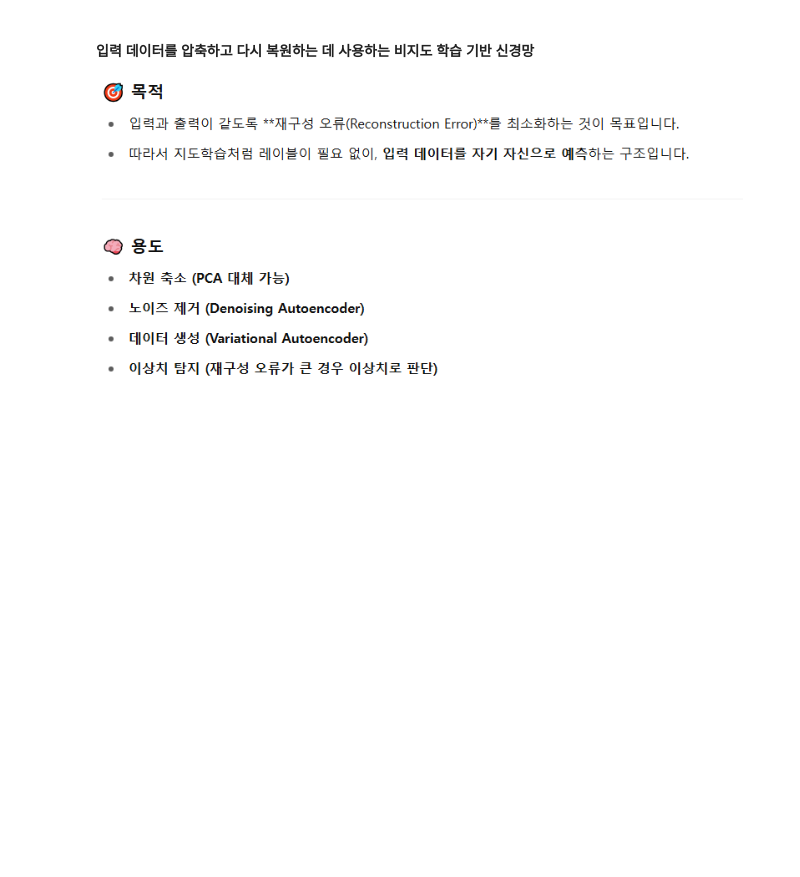
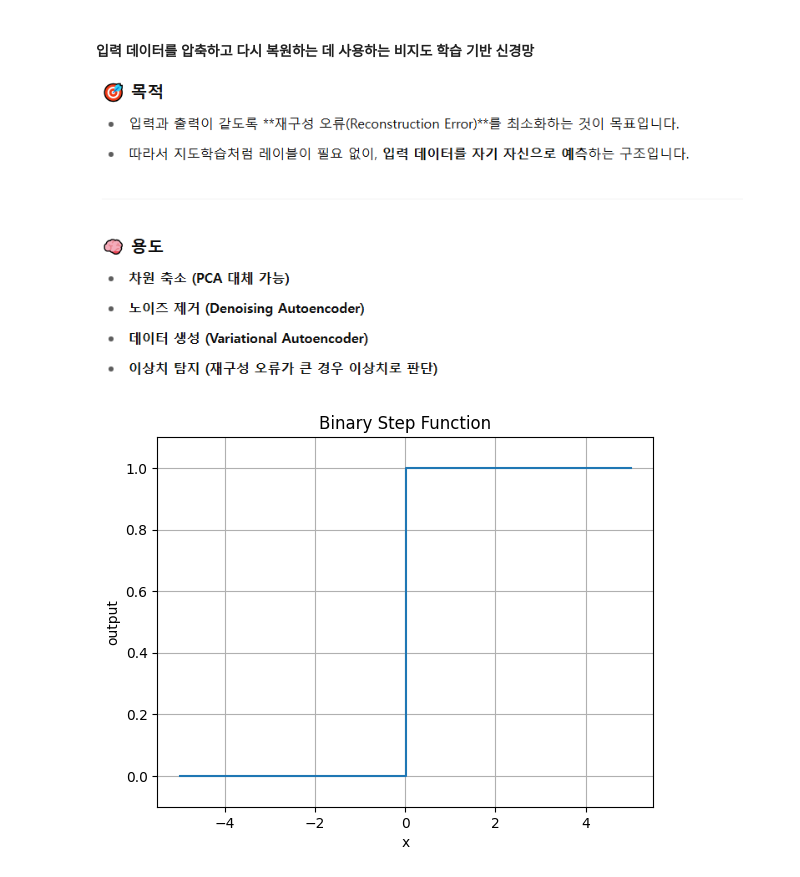
Before and after one commit to bloodstrawberry/data-science-with-python, a Jupyter notebook: 필기이론/딥러닝.ipynb, the cells around one changed output. Cells and saved outputs as stored; diff of their text form; code cells hidden in the pictures; blank space fills up the shorter version.

```diff
--- a/필기이론/딥러닝.ipynb
+++ b/필기이론/딥러닝.ipynb
@@ -21,0 +194,19 @@
+# %%
+import numpy as np
+import matplotlib.pyplot as plt
+
+def binary_step(x):
+    return np.where(x >= 0, 1, 0)
+
+x = np.linspace(-5, 5, 500)
+y = binary_step(x)
+
+plt.plot(x, y, drawstyle='steps-post')
+plt.title('Binary Step Function')
+plt.xlabel('x')
+plt.ylabel('output')
+plt.grid(True)
+plt.ylim(-0.1, 1.1)
+plt.show()
+# %% [output]
+[figure, added]
```
Also changed, not shown: parts of 19 cells of this notebook, 42 other files.
